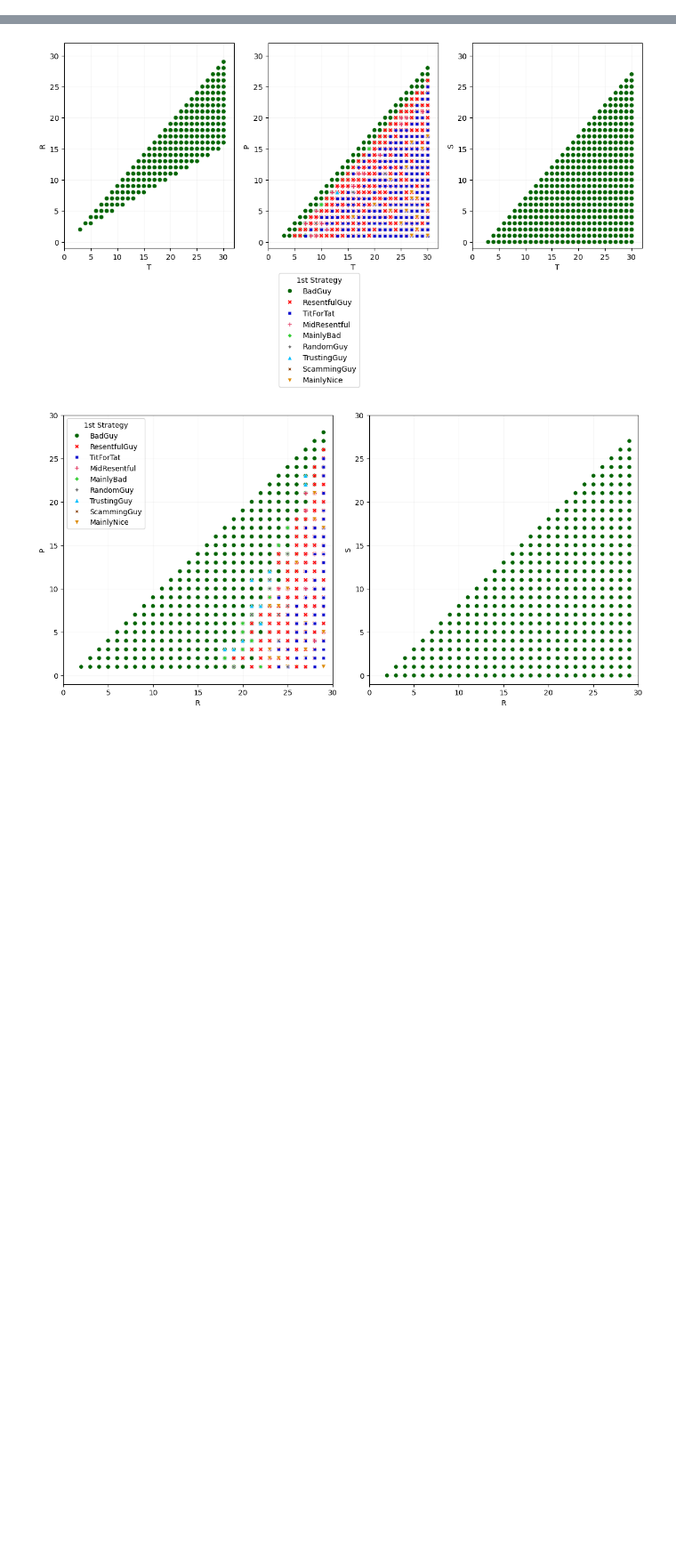
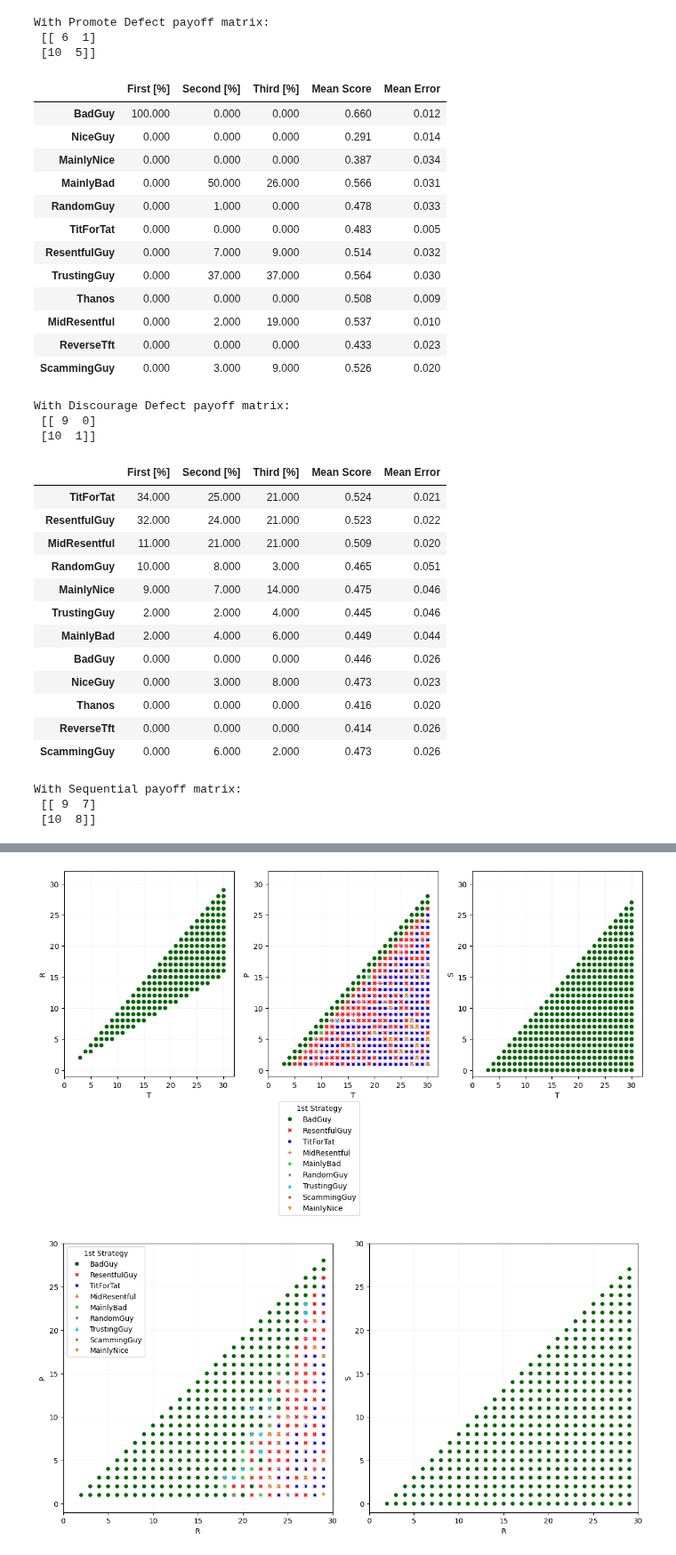
Before and after one commit to LeoPi314/LCP_projects_Y7_Group_4, a Jupyter notebook: Tourney.ipynb, the cells around one changed output, grey strips where cells are left out. Shown at 89% size. Saved outputs shown, nothing was run; the diff lists cells and outputs as text; code cells hidden in the pictures; blank space fills up the shorter version.

```diff
--- a/Tourney.ipynb
+++ b/Tourney.ipynb
@@ -508,7 +508,71 @@ def test_parameters(max_T,max_R=0,max_only=False):
 # %%
 # Sanity check
 # Original fixed
 p_t = test_parameters(10)
 for item in p_t:
     assign_test = get_new_Payoff(item)
     #print(f"{item} is ok")
+
+# Retrieve the matrix values with the highest tested parameter
+biggest_T = p_t[p_t[:,0]==p_t[-1,0]]
+#print(biggest_T)
+
+# Get the coefficients with the biggest disparity between T (succesfully defecting) and R (succesfully cooperating) and high P (both defect):
+# we want to see what happens when we heavily incentivise defecting
+#TR_gap = int(biggest_T[0,0]-biggest_T[0,1])
+Promote_Defect = get_new_Payoff([10,6,5,1])
+# Get the coefficients with the least disparity between T (succesfully defecting) and R (succesfully cooperating) and P is low, with S as high as possible
+# we want to see what happens when defecting is discouraged
+Discourage_Defect = get_new_Payoff([10,9,1,0])
+
+# Get the payoff matrix of the type [N, N-1, N-2, N-3] with N the biggest T in p_t; in this case it's [10, 9, 8, 7]
+Sequential = get_new_Payoff(biggest_T[-1])
+
+print("With Promote Defect payoff matrix:\n", Promote_Defect)
+result_Promote_Defect, Promote_Defect_top3 = mean_tourney(test_part,N_rounds = N_ROUNDS, M = Promote_Defect, repeats=100)
+# For our analysis, the strategy that gets first the most time is the most important information
+display( pd.concat( (Promote_Defect_top3.sort_values(by=["First [%]"],ascending=False), result_Promote_Defect),axis=1) )
+
+print("With Discourage Defect payoff matrix:\n", Discourage_Defect)
+result_Discourage_Defect, Discourage_Defect_top3 = mean_tourney(test_part,N_rounds = N_ROUNDS, M = Discourage_Defect,repeats=100)
+display( pd.concat( (Discourage_Defect_top3.sort_values(by=["First [%]"],ascending=False), result_Discourage_Defect),axis=1) )
+
+print("With Sequential payoff matrix:\n", Sequential)
+result_Sequential, Sequential_top3 = mean_tourney(test_part,N_rounds = N_ROUNDS, M = Sequential,repeats=100)
+display( pd.concat( (Sequential_top3.sort_values(by=["First [%]"],ascending=False), result_Sequential),axis=1) )
+# %% [output]
+With Promote Defect payoff matrix:
+ [[ 6  1]
+ [10  5]]
+|  | First [%] | Second [%] | Third [%] | Mean Score | Mean Error |
+| BadGuy | 100.000 | 0.000 | 0.000 | 0.660 | 0.012 |
+| NiceGuy | 0.000 | 0.000 | 0.000 | 0.291 | 0.014 |
+| MainlyNice | 0.000 | 0.000 | 0.000 | 0.387 | 0.034 |
+| MainlyBad | 0.000 | 50.000 | 26.000 | 0.566 | 0.031 |
+| RandomGuy | 0.000 | 1.000 | 0.000 | 0.478 | 0.033 |
+| TitForTat | 0.000 | 0.000 | 0.000 | 0.483 | 0.005 |
+| ResentfulGuy | 0.000 | 7.000 | 9.000 | 0.514 | 0.032 |
+| TrustingGuy | 0.000 | 37.000 | 37.000 | 0.564 | 0.030 |
+| Thanos | 0.000 | 0.000 | 0.000 | 0.508 | 0.009 |
+| MidResentful | 0.000 | 2.000 | 19.000 | 0.537 | 0.010 |
+| ReverseTft | 0.000 | 0.000 | 0.000 | 0.433 | 0.023 |
+| ScammingGuy | 0.000 | 3.000 | 9.000 | 0.526 | 0.020 |
+With Discourage Defect payoff matrix:
+ [[ 9  0]
+ [10  1]]
+|  | First [%] | Second [%] | Third [%] | Mean Score | Mean Error |
+| TitForTat | 34.000 | 25.000 | 21.000 | 0.524 | 0.021 |
+| ResentfulGuy | 32.000 | 24.000 | 21.000 | 0.523 | 0.022 |
+| MidResentful | 11.000 | 21.000 | 21.000 | 0.509 | 0.020 |
+| RandomGuy | 10.000 | 8.000 | 3.000 | 0.465 | 0.051 |
+| MainlyNice | 9.000 | 7.000 | 14.000 | 0.475 | 0.046 |
+| TrustingGuy | 2.000 | 2.000 | 4.000 | 0.445 | 0.046 |
+| MainlyBad | 2.000 | 4.000 | 6.000 | 0.449 | 0.044 |
+| BadGuy | 0.000 | 0.000 | 0.000 | 0.446 | 0.026 |
+| NiceGuy | 0.000 | 3.000 | 8.000 | 0.473 | 0.023 |
+| Thanos | 0.000 | 0.000 | 0.000 | 0.416 | 0.020 |
+| ReverseTft | 0.000 | 0.000 | 0.000 | 0.414 | 0.026 |
+| ScammingGuy | 0.000 | 6.000 | 2.000 | 0.473 | 0.026 |
+With Sequential payoff matrix:
+ [[ 9  7]
+ [10  8]]
```
Also changed, not shown: parts of 14 cells of this notebook, 1 other file.
